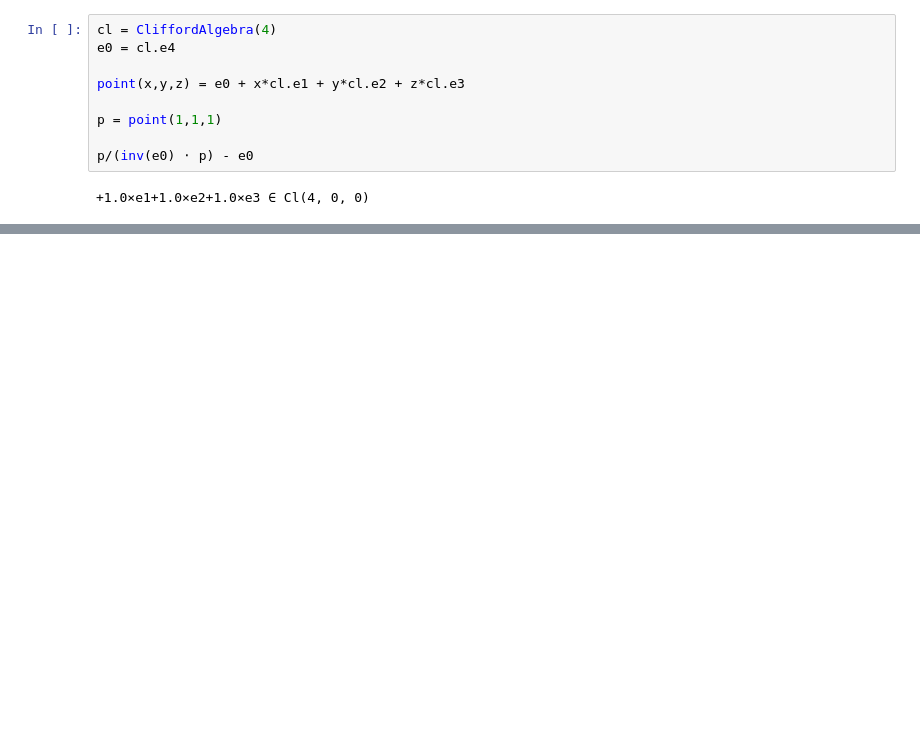
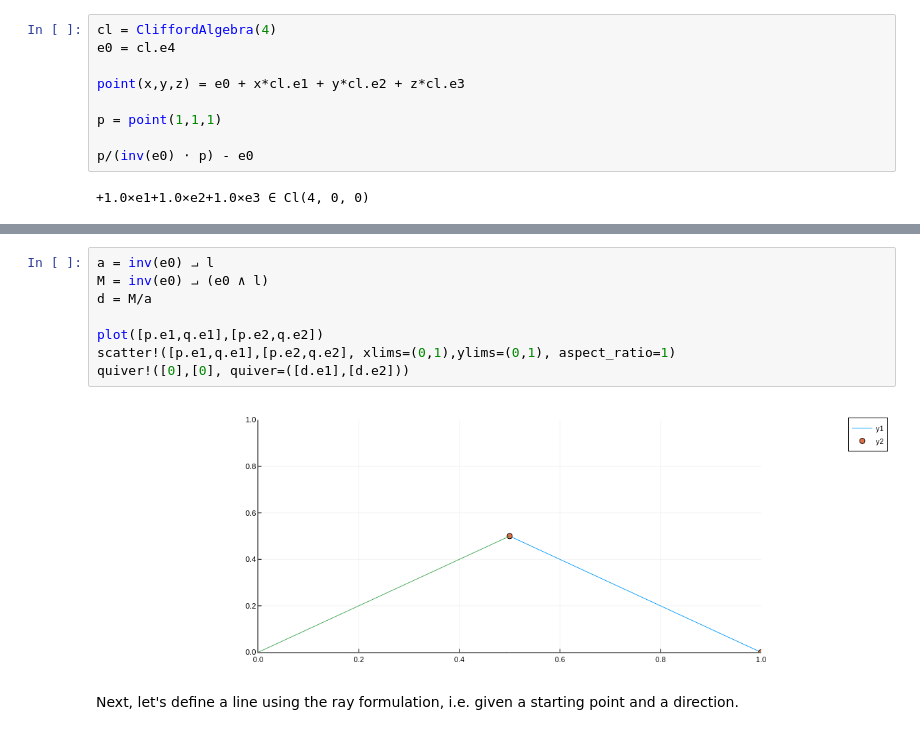
Before and after one commit to davibarreira/Julia_Tutorials, a Jupyter notebook: GeometricAlgebra/Homogeneous Model.ipynb, the cells around one changed output, grey strips where cells are left out. Cells and saved outputs as stored; diff of their text form; blank space fills up the shorter version.

```diff
--- a/GeometricAlgebra/Homogeneous Model.ipynb
+++ b/GeometricAlgebra/Homogeneous Model.ipynb
@@ -98,0 +160,13 @@ p/(inv(e0) ⋅ p) - e0
+# %%
+a = inv(e0) ⨼ l
+M = inv(e0) ⨼ (e0 ∧ l)
+d = M/a
+
+plot([p.e1,q.e1],[p.e2,q.e2])
+scatter!([p.e1,q.e1],[p.e2,q.e2], xlims=(0,1),ylims=(0,1), aspect_ratio=1)
+quiver!([0],[0], quiver=([d.e1],[d.e2]))
+# %% [output]
+[figure, added]
+# %% [markdown]
+Next, let's define a line using the ray formulation, i.e. given
+a starting point and a direction.
```
Also changed, not shown: parts of 11 cells of this notebook, 4 other files.
